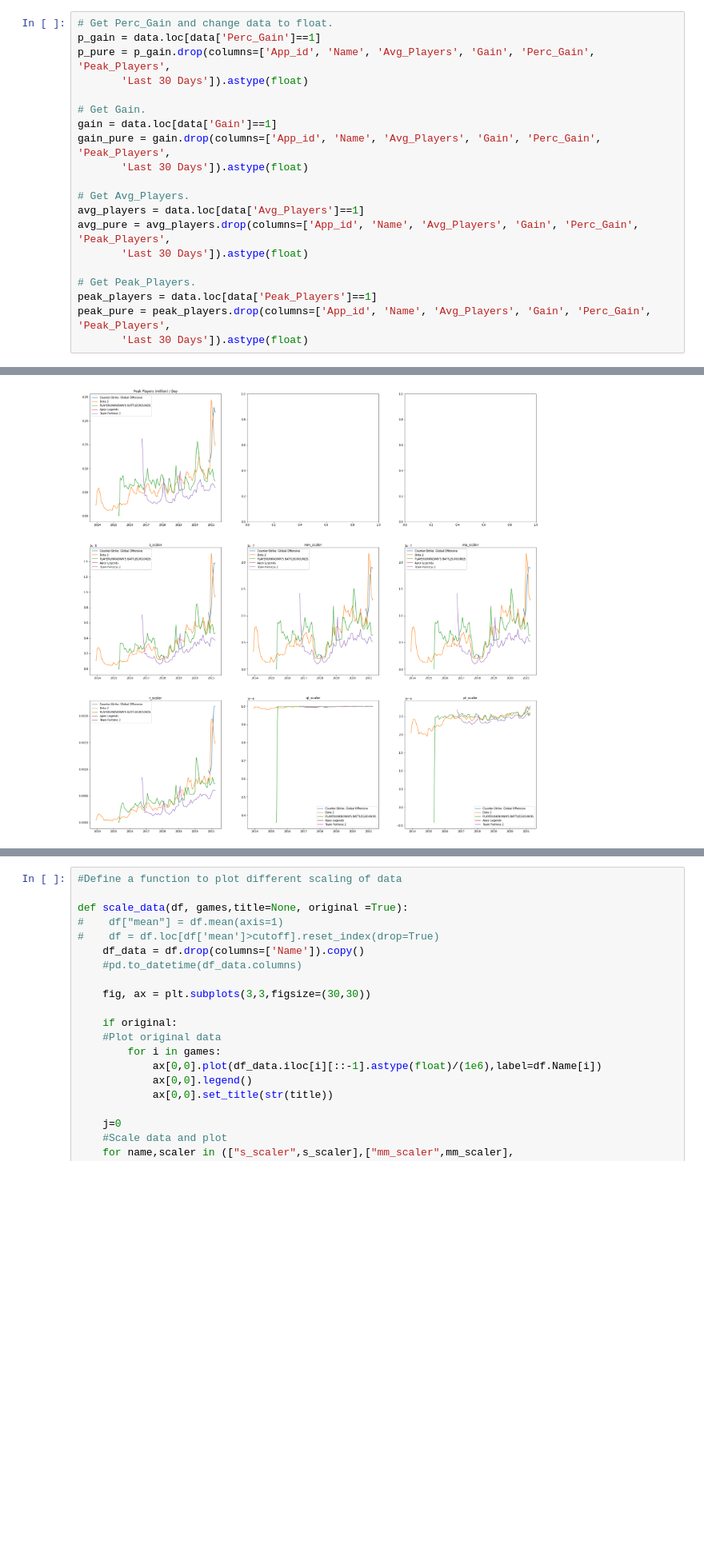
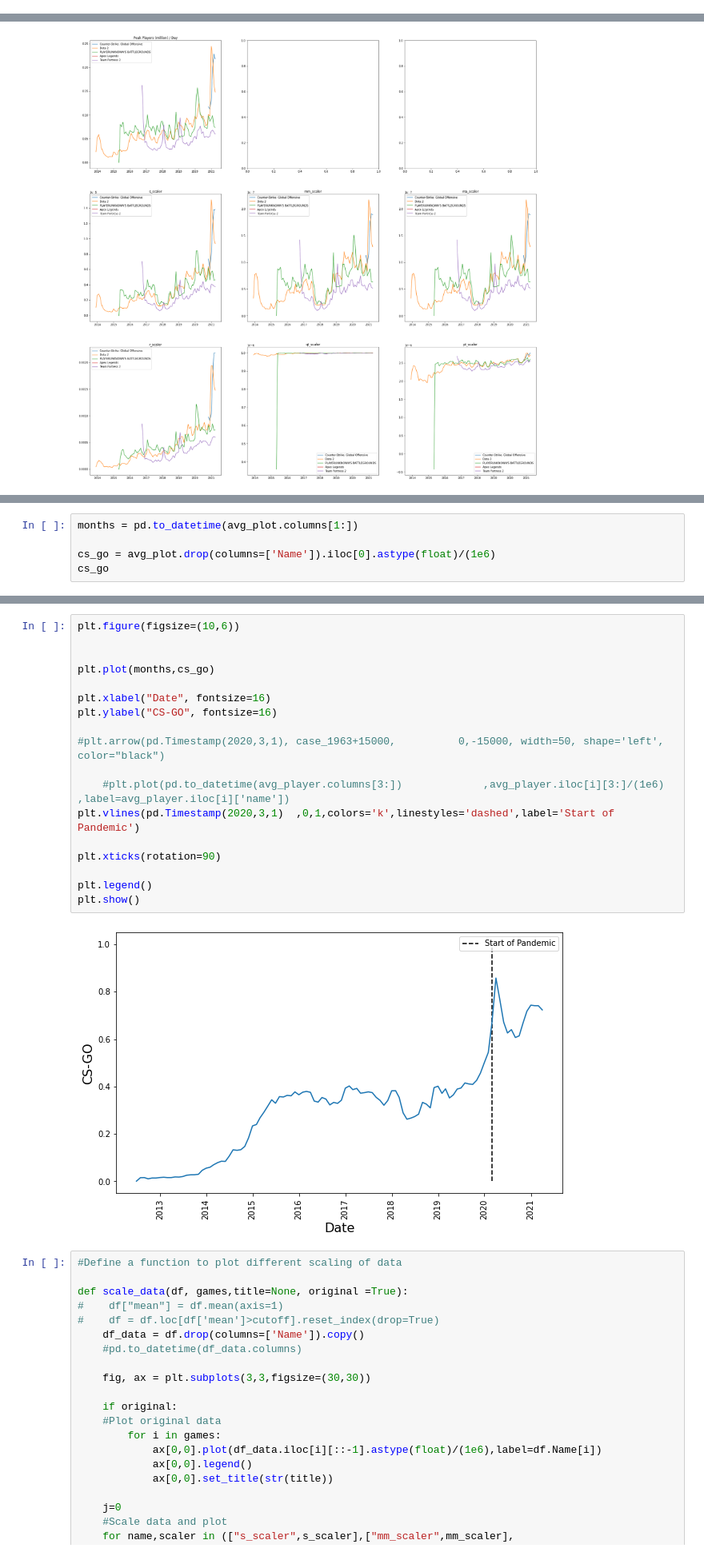
Before and after one commit to rsatijaUT/steaming-hot, a Jupyter notebook: Ling/DataAnalysisGeneral.ipynb, the cells around one changed output, grey strips where cells are left out. Shown at 80% size. Cells and saved outputs as stored; diff of their text form; blank space fills up the shorter version.

```diff
--- a/Ling/DataAnalysisGeneral.ipynb
+++ b/Ling/DataAnalysisGeneral.ipynb
@@ -40,23 +43,3 @@ data.head()
 | 3 | 730 | Counter-Strike: Global Offensive | 0 | 0 | 0 | 1 | 1119102 | 1148077 | 1198581 | ... |
 | 4 | 570 | Dota 2 | 1 | 0 | 0 | 0 | 413025.27 | 413784.97 | 390412.76 | ... |
 5 rows × 113 columns
-# %%
-# Get Perc_Gain and change data to float.
-p_gain = data.loc[data['Perc_Gain']==1]
-p_pure = p_gain.drop(columns=['App_id', 'Name', 'Avg_Players', 'Gain', 'Perc_Gain', 'Peak_Players',
-       'Last 30 Days']).astype(float)
-
-# Get Gain.
-gain = data.loc[data['Gain']==1]
-gain_pure = gain.drop(columns=['App_id', 'Name', 'Avg_Players', 'Gain', 'Perc_Gain', 'Peak_Players',
-       'Last 30 Days']).astype(float)
-
-# Get Avg_Players.
-avg_players = data.loc[data['Avg_Players']==1]
-avg_pure = avg_players.drop(columns=['App_id', 'Name', 'Avg_Players', 'Gain', 'Perc_Gain', 'Peak_Players',
-       'Last 30 Days']).astype(float)
-
-# Get Peak_Players.
-peak_players = data.loc[data['Peak_Players']==1]
-peak_pure = peak_players.drop(columns=['App_id', 'Name', 'Avg_Players', 'Gain', 'Perc_Gain', 'Peak_Players',
-       'Last 30 Days']).astype(float)
@@ -201,0 +221,5 @@ scale_data(peak_plot,games,title="Peak Players (million) / Day")
+# %%
+months = pd.to_datetime(avg_plot.columns[1:])
+
+cs_go = avg_plot.drop(columns=['Name']).iloc[0].astype(float)/(1e6)
+cs_go
@@ -202,3 +239,23 @@ scale_data(peak_plot,games,title="Peak Players (million) / Day")
+# %%
+plt.figure(figsize=(10,6))
+
+
+plt.plot(months,cs_go)
+
+plt.xlabel("Date", fontsize=16)
+plt.ylabel("CS-GO", fontsize=16)
+
+#plt.arrow(pd.Timestamp(2020,3,1), case_1963+15000,          0,-15000, width=50, shape='left', color="black")
+
+    #plt.plot(pd.to_datetime(avg_player.columns[3:])             ,avg_player.iloc[i][3:]/(1e6)             ,label=avg_player.iloc[i]['name'])
+plt.vlines(pd.Timestamp(2020,3,1)  ,0,1,colors='k',linestyles='dashed',label='Start of Pandemic')
+
+plt.xticks(rotation=90)
+
+plt.legend()
+plt.show()
+# %% [output]
+[figure, added]
 # %%
 #Define a function to plot different scaling of data
 
```
Also changed, not shown: parts of 5 cells of this notebook, 5 other files.
